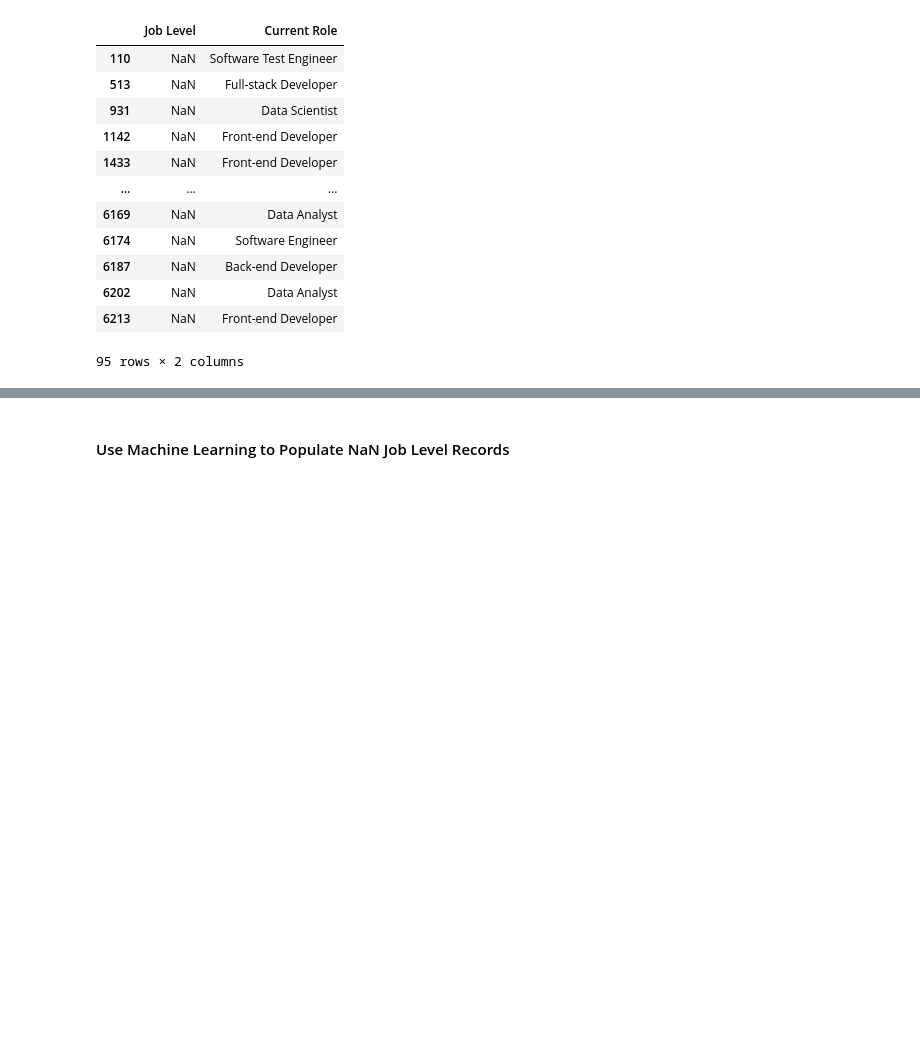
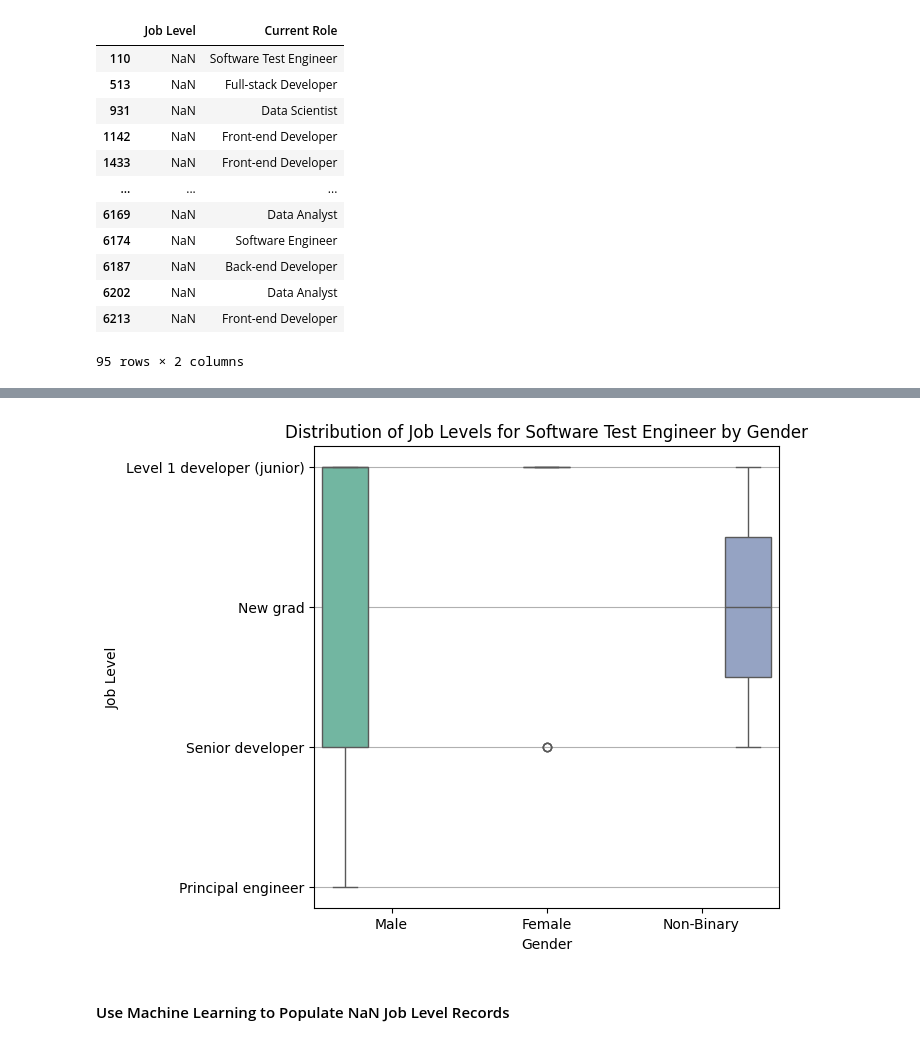
Before and after one commit to IT4063C-Fall24/final-project-yaumj, a Jupyter notebook: source.ipynb, the cells around one changed output, grey strips where cells are left out. Saved outputs shown, nothing was run; the diff lists cells and outputs as text; code cells hidden in the pictures; blank space fills up the shorter version.

```diff
--- a/source.ipynb
+++ b/source.ipynb
@@ -697,3 +795,19 @@ display(role_level_counts)
+# %%
+# Filter for a specific current role
+specific_role = "Software Test Engineer"
+role_data = worker_responses_values_df[worker_responses_values_df['Current Role'] == specific_role].copy()
+
+# Create a horizontal box plot with gaps between the boxes
+plt.figure(figsize=(6, 6))
+sns.boxplot(data=role_data, y='Job Level', x='Gender', hue='Gender', palette='Set2', width=0.9, dodge=True)
+plt.title(f'Distribution of Job Levels for {specific_role} by Gender')
+plt.ylabel('Job Level')
+plt.xlabel('Gender')
+plt.xticks(rotation=0)
+plt.grid(axis='y')  # Add horizontal grid lines for better readability
+plt.show()
+# %% [output]
+[figure, added]
 # %% [markdown]
 #### Use Machine Learning to Populate NaN Job Level Records
 # %%
```
Also changed, not shown: parts of 10 cells of this notebook.
